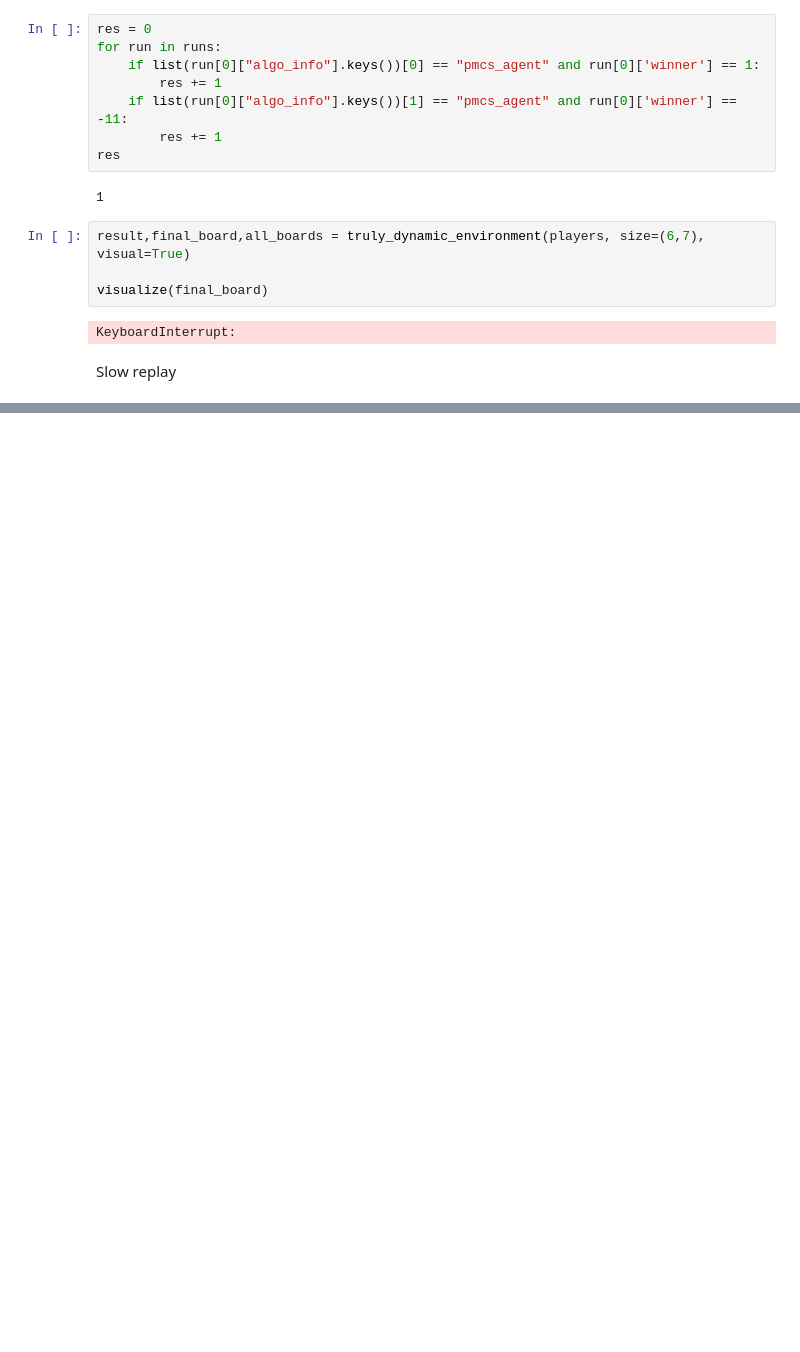
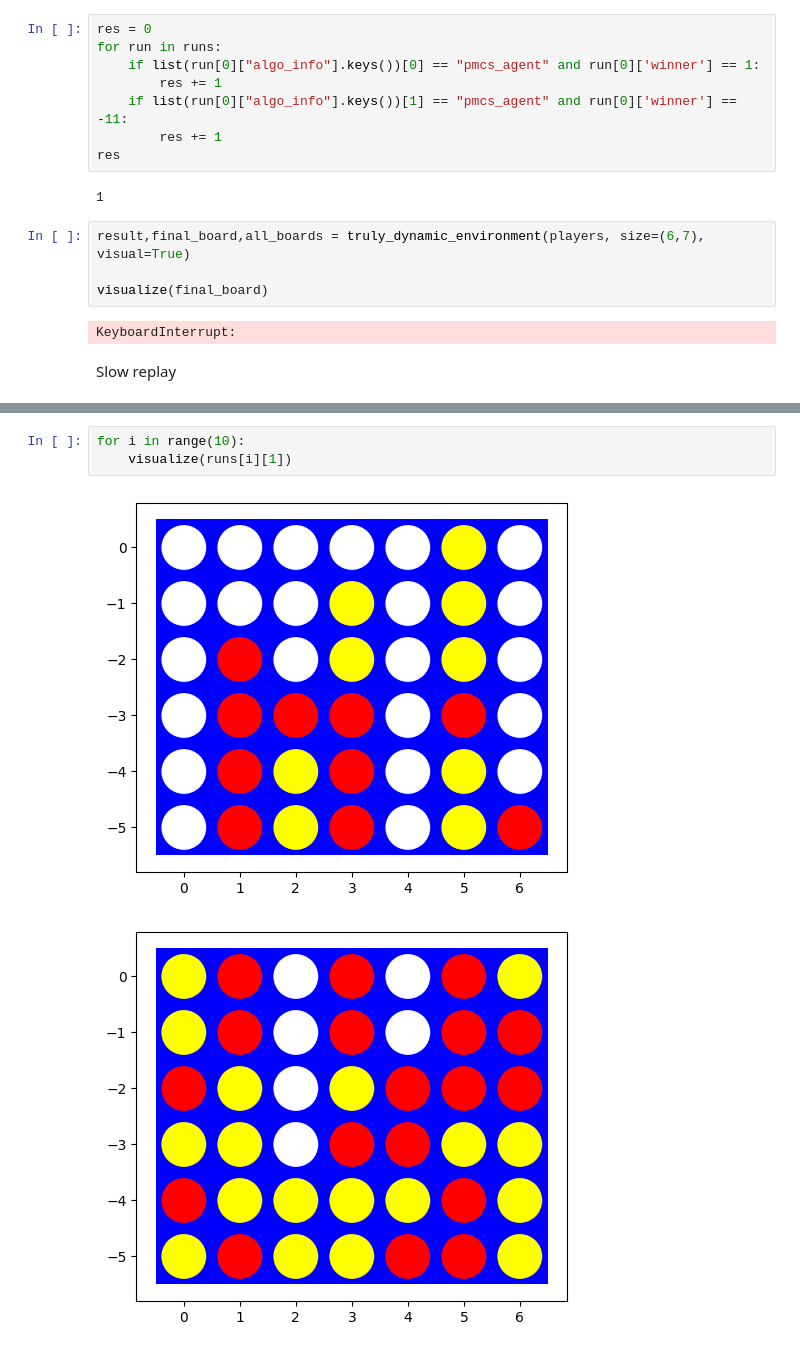
Before and after one commit to mhahsler/CS7320-AI-Connect4_Environment, a Jupyter notebook: competition.ipynb, the cells around one changed output, grey strips where cells are left out. Saved outputs shown, nothing was run; the diff lists cells and outputs as text; blank space fills up the shorter version.

```diff
--- a/competition.ipynb
+++ b/competition.ipynb
@@ -90,0 +201,6 @@ replay(runs[0][2])
+# %%
+for i in range(10):
+    visualize(runs[i][1])
+# %% [output]
+[figure, added]
+[figure, added]
```
Also changed, not shown: parts of 9 cells of this notebook, 3 other files.
